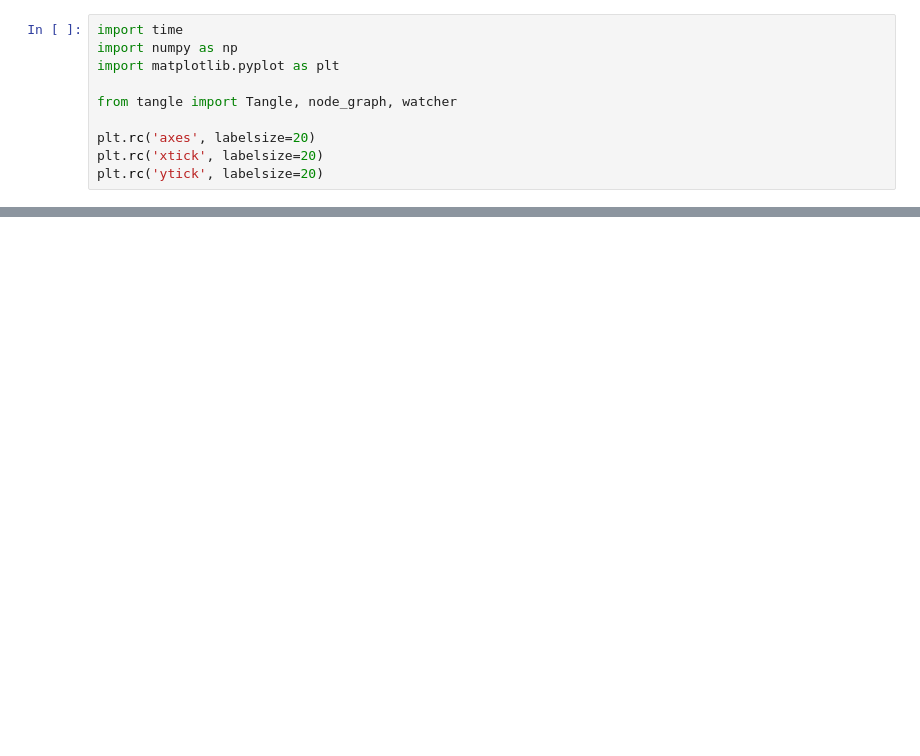
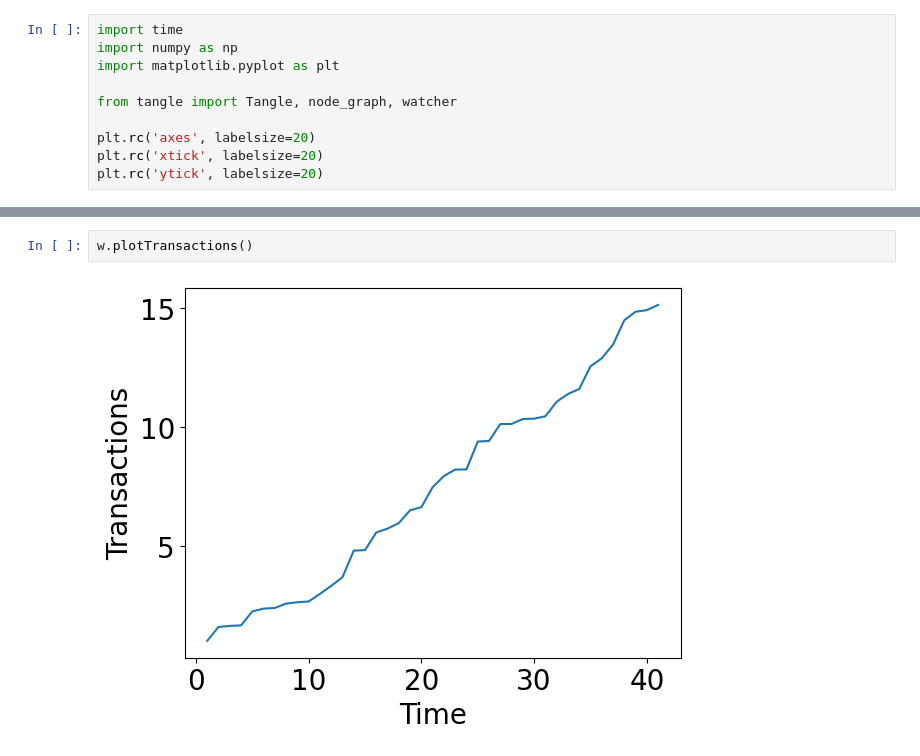
Before and after one commit to ctimms13/TangleSimulatorUpgraded, a Jupyter notebook: My Experiment.ipynb, the cells around one changed output, grey strips where cells are left out. Cells and saved outputs as stored; diff of their text form; blank space fills up the shorter version.

Commit message:
Plotting

```diff
--- a/My Experiment.ipynb
+++ b/My Experiment.ipynb
@@ -72,0 +73,4 @@ t.plot()
+# %%
+w.plotTransactions()
+# %% [output]
+[figure, added]
```
Also changed, not shown: parts of 6 cells of this notebook, 1 other file.
